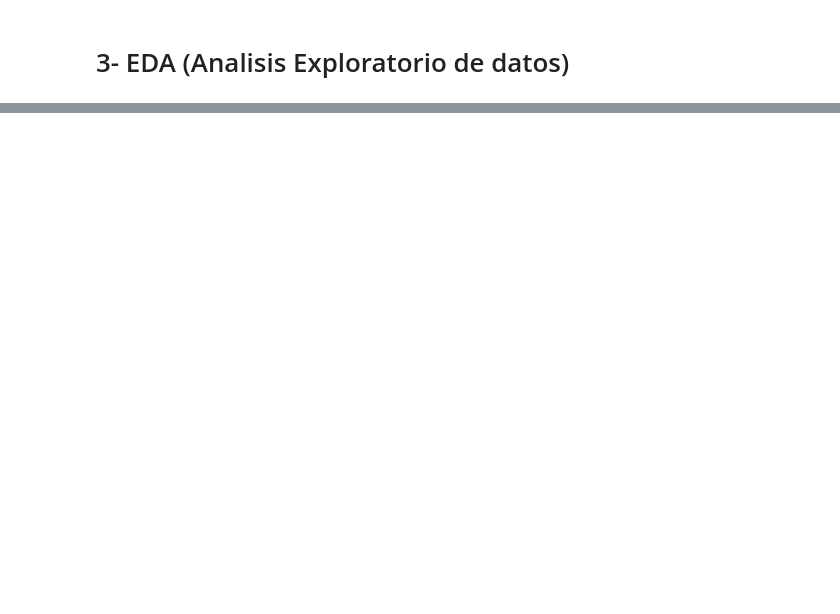
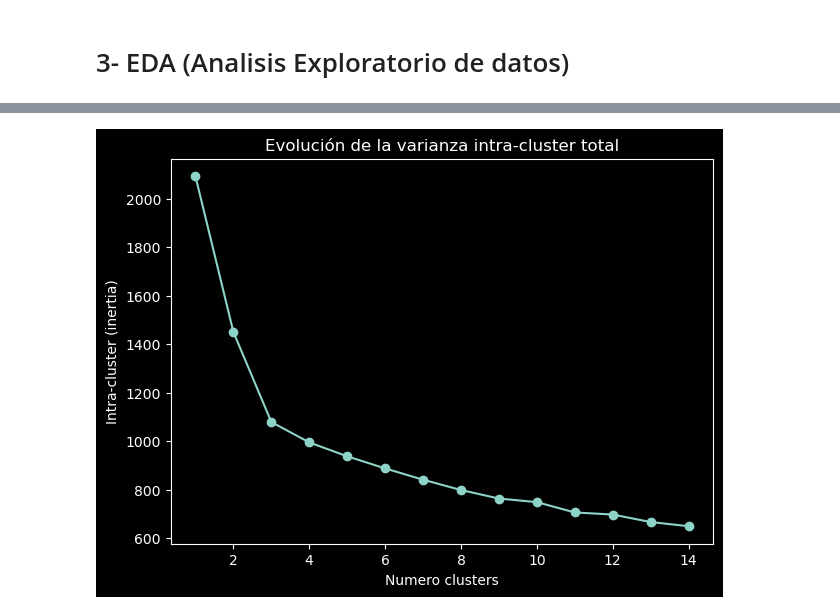
Before and after one commit to thejoresp/CienciaDatos, a Jupyter notebook: cloustering.ipynb, the cells around one changed output, grey strips where cells are left out. Cells and saved outputs as stored; diff of their text form; code cells hidden in the pictures; blank space fills up the shorter version.

Commit message:
aplicado de 3 metodos de clustering 'Kmean', 'Kmedoids'y 'Jerarjico'

```diff
--- a/cloustering.ipynb
+++ b/cloustering.ipynb
@@ -220,0 +273,25 @@ plt.show()
+# %%
+# escalado de los datos
+wine_escala = scale(wine)
+modelo_kmeans = KMeans(n_clusters=4, n_init=25, random_state=123)
+modelo_kmeans.fit(X=wine_escala)
+# metodo elbow para identificar
+rango_n_clusters = range(1, 15)
+inertias = []
+
+for n_clusters in rango_n_clusters:
+    modelo_kmeans = KMeans(
+                        n_clusters   = n_clusters,
+                        n_init       = 10,
+                        random_state = 200
+                    )
+    modelo_kmeans.fit(wine_escala)
+    inertias.append(modelo_kmeans.inertia_)
+
+fig, ax = plt.subplots(1, 1, figsize=(7, 5))
+ax.plot(rango_n_clusters, inertias, marker='o')
+ax.set_title("Evolución de la varianza intra-cluster total")
+ax.set_xlabel('Numero clusters')
+ax.set_ylabel('Intra-cluster (inertia)');
+# %% [output]
+[figure, added]
```
Also changed, not shown: parts of 22 cells of this notebook.
